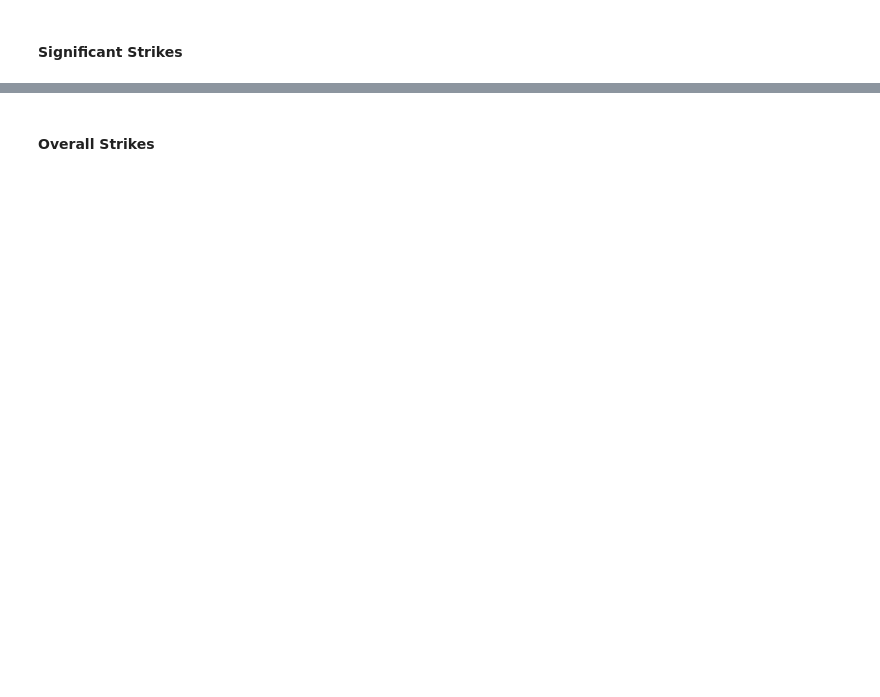
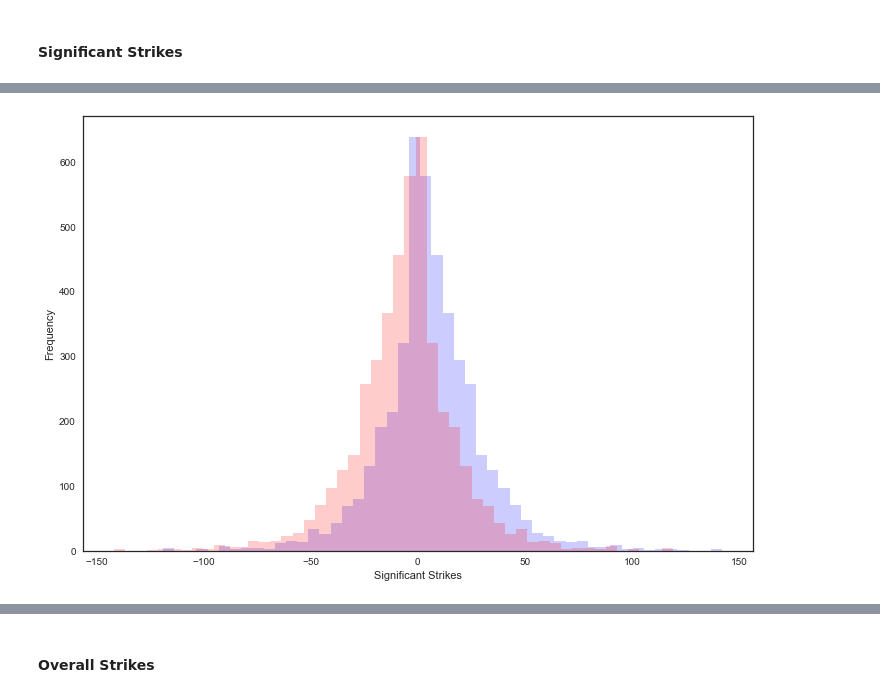
Before and after one commit to cfergusonlee/ufc_fight_analysis, a Jupyter notebook: ufc_analysis.ipynb, the cells around one changed output, grey strips where cells are left out. Drawn from its saved outputs; the diff is of its cells as text; code cells hidden in the pictures; blank space fills up the shorter version.

```diff
--- a/ufc_analysis.ipynb
+++ b/ufc_analysis.ipynb
@@ -634,24 +920,26 @@ plt.show()
 # %%
 plt.figure(figsize=(12,8))
 plt.hist(
     'sig_strikes',
-    data=fight_winner,
+    data=fight_winner_diff,
     #log=True,
     bins=50,
     alpha=.2,
     color='b'
 )
 plt.hist(
     'sig_strikes',
-    data=fight_loser,
+    data=fight_loser_diff,
     #log=True,
     bins=50,
     alpha=.2,
     color='r'
 )
 plt.xlabel('Significant Strikes')
 plt.ylabel('Frequency')
 plt.show()
+# %% [output]
+[figure, added]
 # %%
 upper_landed = np.percentile(fight_df['sig_strikes'].values, 99)
 # fight_df.loc[fight_df['sig_strikes']>upper_landed, 'sig_strikes'] = upper_landed
```
Also changed, not shown: parts of 119 cells of this notebook, 2 other files.
